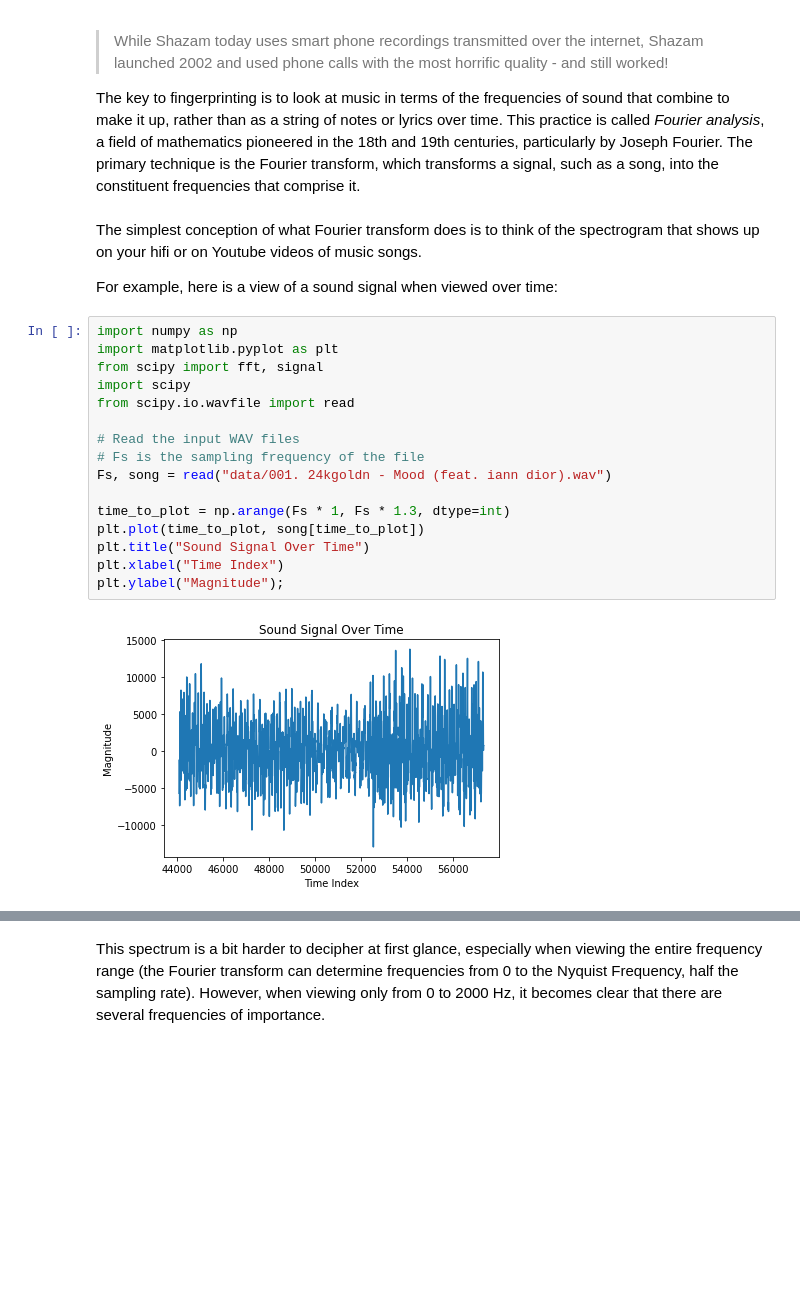
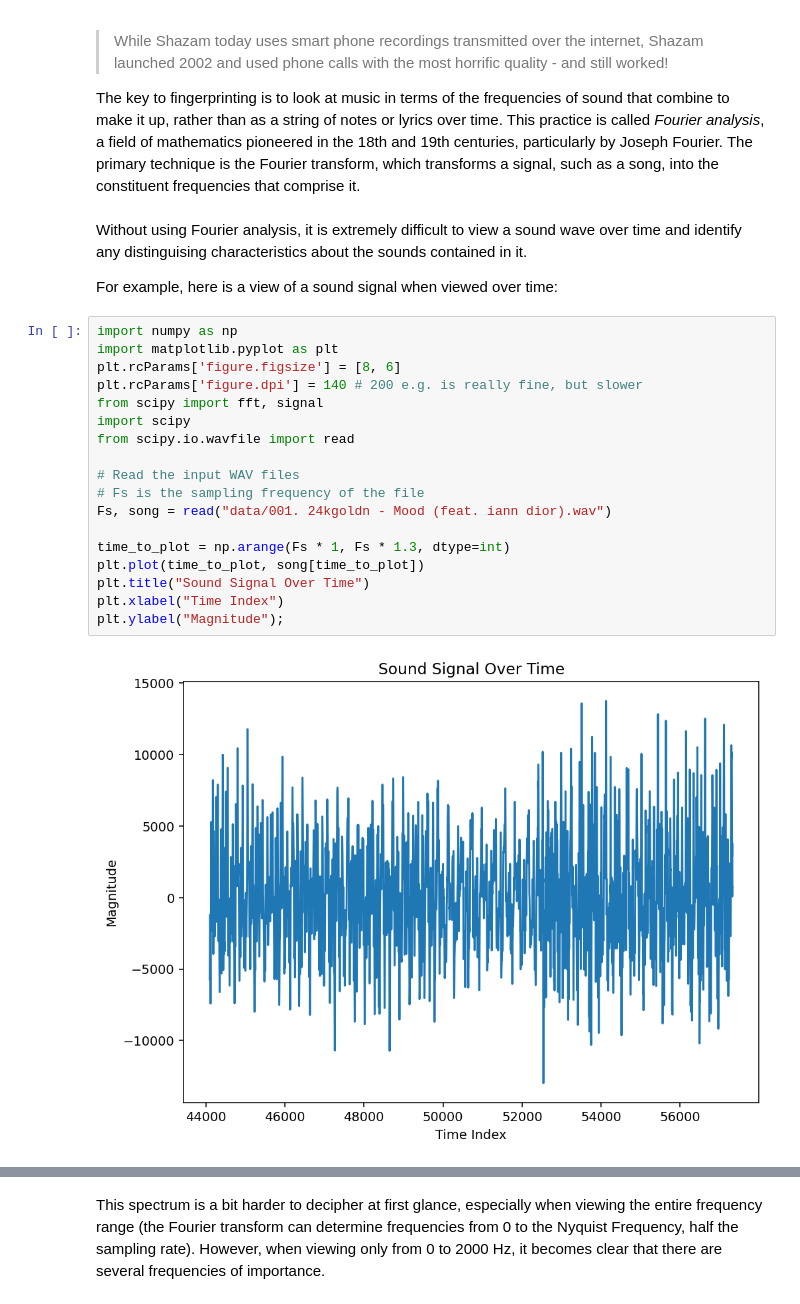
Before and after one commit to MichaelCStrauss/shazam-python, a Jupyter notebook: article.ipynb, the cells around one changed output, grey strips where cells are left out. Drawn from its saved outputs; the diff is of its cells as text; blank space fills up the shorter version.

```diff
--- a/article.ipynb
+++ b/article.ipynb
@@ -23,26 +32,28 @@ The first step in building Shazam is to create *fingerprints* of tracks - identf
 > While Shazam today uses smart phone recordings transmitted over the internet, Shazam launched 2002 and used phone calls with the most horrific quality - and still worked!
 
 The key to fingerprinting is to look at music in terms of the frequencies of sound that combine to make it up, rather than as a string of notes or lyrics over time. This practice is called *Fourier analysis*, a field of mathematics pioneered in the 18th and 19th centuries, particularly by Joseph Fourier. The primary technique is the Fourier transform, which transforms a signal, such as a song, into the constituent frequencies that comprise it.
-# %% [markdown]
-The simplest conception of what Fourier transform does is to think of the spectrogram that shows up on your hifi or on Youtube videos of music songs.
-
-For example, here is a view of a sound signal when viewed over time:
+# %% [markdown]
+Without using Fourier analysis, it is extremely difficult to view a sound wave over time and identify any distinguising characteristics about the sounds contained in it.
+
+For example, here is a view of a sound signal when viewed over time:
 # %%
 import numpy as np
 import matplotlib.pyplot as plt
+plt.rcParams['figure.figsize'] = [8, 6]
+plt.rcParams['figure.dpi'] = 140 # 200 e.g. is really fine, but slower
 from scipy import fft, signal
 import scipy
 from scipy.io.wavfile import read
 
 # Read the input WAV files
 # Fs is the sampling frequency of the file
 Fs, song = read("data/001. 24kgoldn - Mood (feat. iann dior).wav")
 
 time_to_plot = np.arange(Fs * 1, Fs * 1.3, dtype=int)
 plt.plot(time_to_plot, song[time_to_plot])
 plt.title("Sound Signal Over Time")
 plt.xlabel("Time Index")
 plt.ylabel("Magnitude");
 # %% [output]
-[figure, old version]
+[figure, new version]
 # %% [markdown]
```
Also changed, not shown: parts of 18 cells of this notebook, 2 other files.
